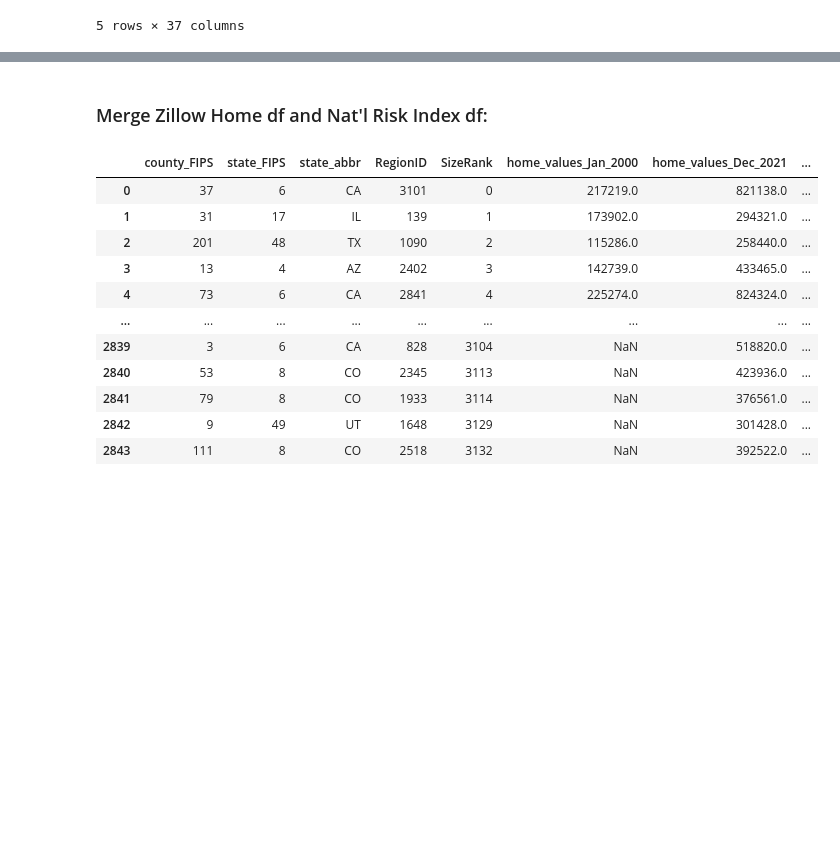
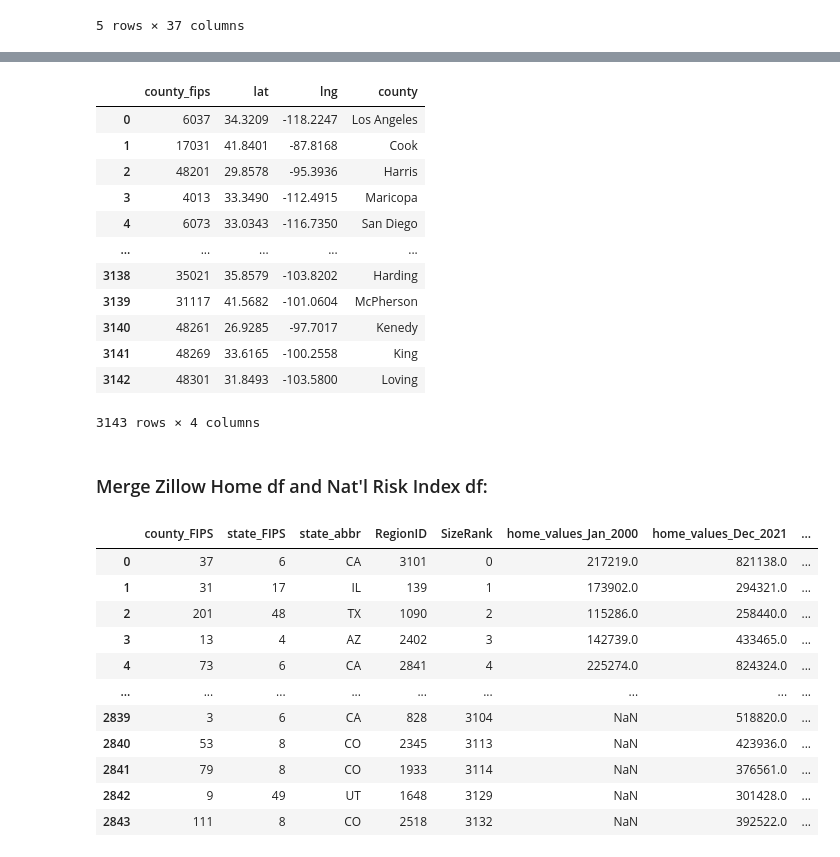
Before and after one commit to zwcrowley/Project_3_Team_7, a Jupyter notebook: data_cleaning_zc.ipynb, the cells around one changed output, grey strips where cells are left out. Drawn from its saved outputs; the diff is of its cells as text; code cells hidden in the pictures; blank space fills up the shorter version.

```diff
--- a/data_cleaning_zc.ipynb
+++ b/data_cleaning_zc.ipynb
@@ -134,0 +127,7 @@ risk_df.loc[risk_df['flood_score'] > 100, ['flood_score']] = 100
+# %%
+# County level Centroid data:
+county_file = "resources/uscounties_centroid.csv"
+county_df = pd.read_csv(county_file)
+
+county_df["county_fips"] = county_df["county_fips"].astype(str)
+county_df.dtypes
@@ -135,3 +145,23 @@ risk_df.loc[risk_df['flood_score'] > 100, ['flood_score']] = 100
+# %%
+#  Create a new df with cols we need from raw_risk_df:
+# list(county_df.columns)
+county_df = county_df[['county_fips','lat','lng','county']].copy()
+county_df.drop_duplicates()
+county_df
+# %% [output]
+|  | county_fips | lat | lng | county |
+| 0 | 6037 | 34.3209 | -118.2247 | Los Angeles |
+| 1 | 17031 | 41.8401 | -87.8168 | Cook |
+| 2 | 48201 | 29.8578 | -95.3936 | Harris |
+| 3 | 4013 | 33.3490 | -112.4915 | Maricopa |
+| 4 | 6073 | 33.0343 | -116.7350 | San Diego |
+| ... | ... | ... | ... | ... |
+| 3138 | 35021 | 35.8579 | -103.8202 | Harding |
+| 3139 | 31117 | 41.5682 | -101.0604 | McPherson |
+| 3140 | 48261 | 26.9285 | -97.7017 | Kenedy |
+| 3141 | 48269 | 33.6165 | -100.2558 | King |
+| 3142 | 48301 | 31.8493 | -103.5800 | Loving |
+3143 rows × 4 columns
 # %% [markdown]
 ### Merge Zillow Home df and Nat'l Risk Index df:
 # %%
```
Also changed, not shown: parts of 5 cells of this notebook, 3 other files.
